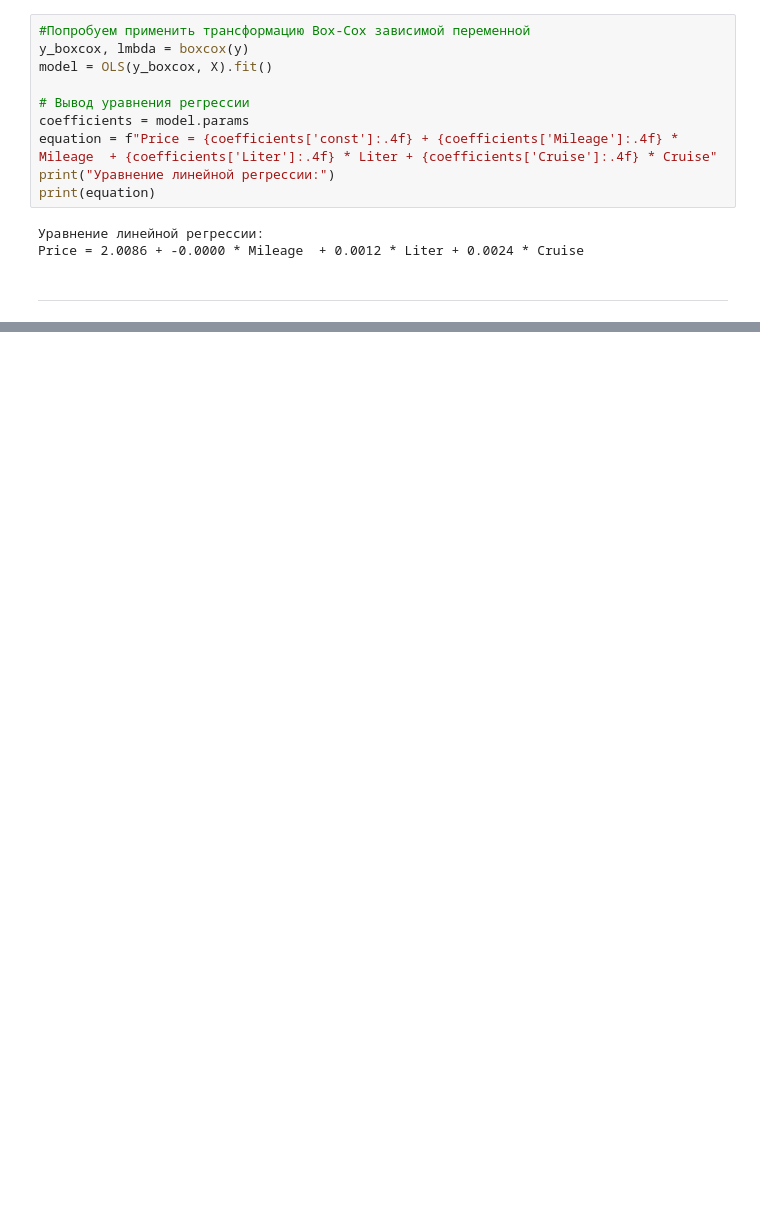
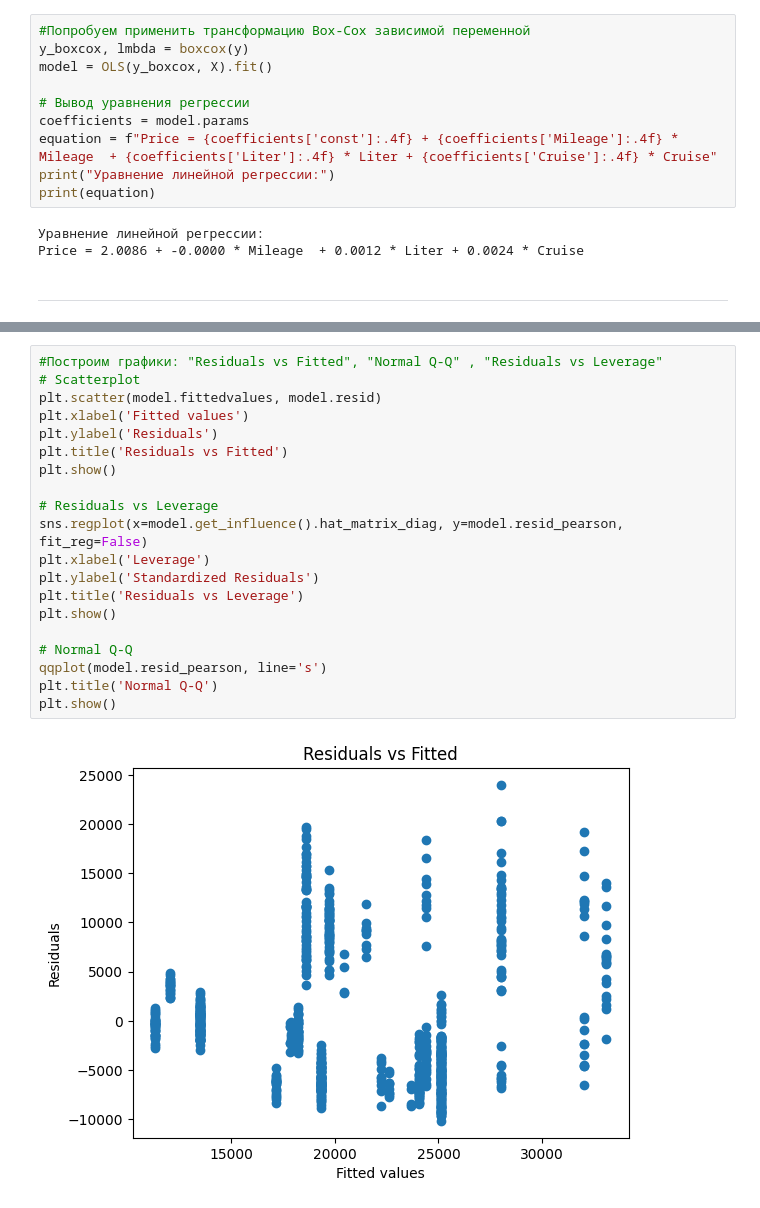
Before and after one commit to StephanOlizko/Data-Analytics, a Jupyter notebook: 4/Kuiper_data_analysis.ipynb, the cells around one changed output, grey strips where cells are left out. Cells and saved outputs as stored; diff of their text form; blank space fills up the shorter version.

```diff
--- a/4/Kuiper_data_analysis.ipynb
+++ b/4/Kuiper_data_analysis.ipynb
@@ -690,3 +680,25 @@ OLS Regression Results
 | Kurtosis: | 2.916 | Cond. No. | 11.1 |
 Notes:
 [1] Standard Errors assume that the covariance matrix of the errors is correctly specified.
+# %%
+#Построим графики: "Residuals vs Fitted", "Normal Q-Q" , "Residuals vs Leverage"
+# Scatterplot
+plt.scatter(model.fittedvalues, model.resid)
+plt.xlabel('Fitted values')
+plt.ylabel('Residuals')
+plt.title('Residuals vs Fitted')
+plt.show()
+
+# Residuals vs Leverage
+sns.regplot(x=model.get_influence().hat_matrix_diag, y=model.resid_pearson, fit_reg=False)
+plt.xlabel('Leverage')
+plt.ylabel('Standardized Residuals')
+plt.title('Residuals vs Leverage')
+plt.show()
+
+# Normal Q-Q
+qqplot(model.resid_pearson, line='s')
+plt.title('Normal Q-Q')
+plt.show()
+# %% [output]
+[figure, added]
```
Also changed, not shown: parts of 10 cells of this notebook, 6 other files.
